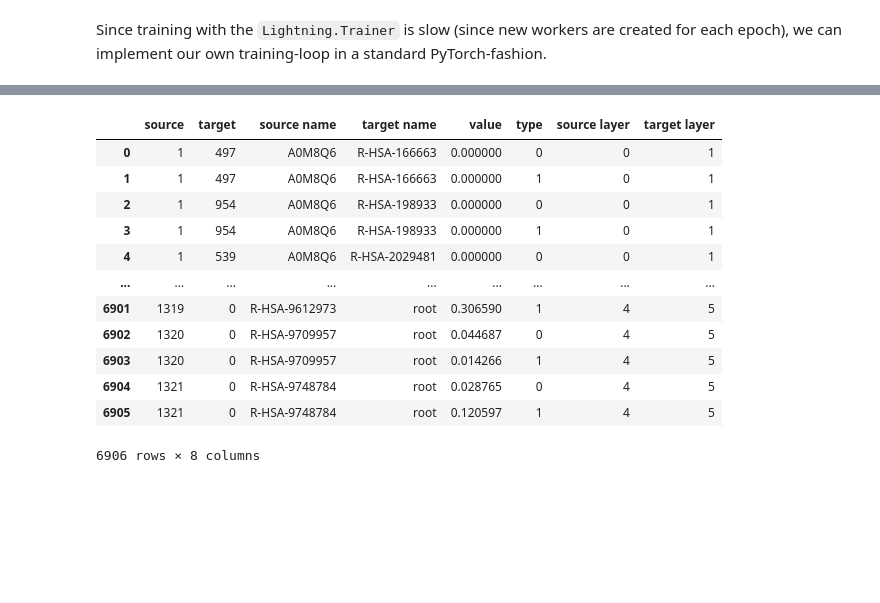
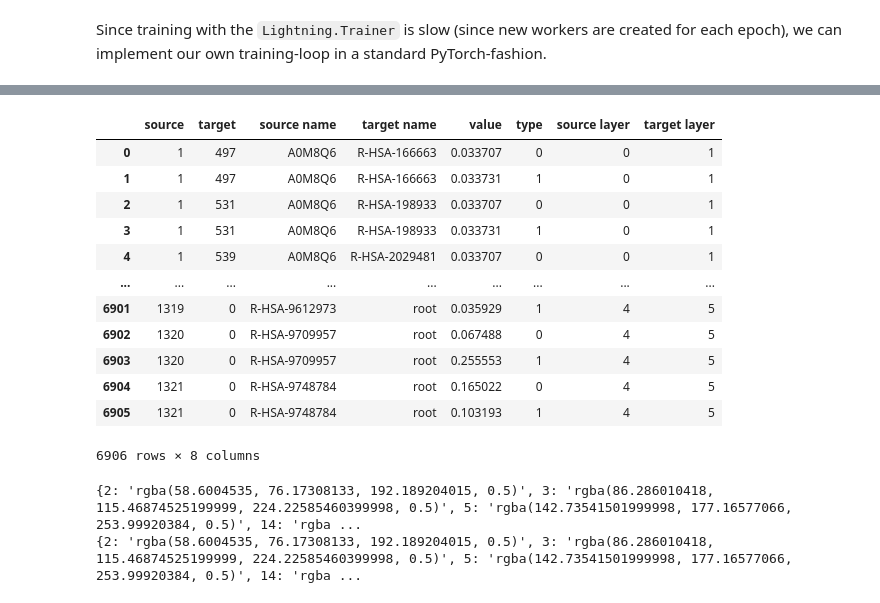
Before and after one commit to InfectionMedicineProteomics/BINN, a Jupyter notebook: docs/shap_example.ipynb, the cells around one changed output, grey strips where cells are left out. Drawn from its saved outputs; the diff is of its cells as text; code cells hidden in the pictures; blank space fills up the shorter version.

```diff
--- a/docs/shap_example.ipynb
+++ b/docs/shap_example.ipynb
@@ -104,24 +104,24 @@ from binn import BINNExplainer
 
 explainer = BINNExplainer(binn)
 # %%
-test_data = torch.Tensor(X[5:10])
-background_data = torch.Tensor(X[0:5])
+test_data = torch.Tensor(X)
+background_data = torch.Tensor(X)
 
 importance_df = explainer.explain(test_data, background_data)
 importance_df
 # %% [output]
 |  | source | target | source name | target name | value | type | source layer | target layer |
-| 0 | 1 | 497 | A0M8Q6 | R-HSA-166663 | 0.000000 | 0 | 0 | 1 |
-| 1 | 1 | 497 | A0M8Q6 | R-HSA-166663 | 0.000000 | 1 | 0 | 1 |
-| 2 | 1 | 954 | A0M8Q6 | R-HSA-198933 | 0.000000 | 0 | 0 | 1 |
-| 3 | 1 | 954 | A0M8Q6 | R-HSA-198933 | 0.000000 | 1 | 0 | 1 |
-| 4 | 1 | 539 | A0M8Q6 | R-HSA-2029481 | 0.000000 | 0 | 0 | 1 |
+| 0 | 1 | 497 | A0M8Q6 | R-HSA-166663 | 0.033707 | 0 | 0 | 1 |
+| 1 | 1 | 497 | A0M8Q6 | R-HSA-166663 | 0.033731 | 1 | 0 | 1 |
+| 2 | 1 | 531 | A0M8Q6 | R-HSA-198933 | 0.033707 | 0 | 0 | 1 |
+| 3 | 1 | 531 | A0M8Q6 | R-HSA-198933 | 0.033731 | 1 | 0 | 1 |
+| 4 | 1 | 539 | A0M8Q6 | R-HSA-2029481 | 0.033707 | 0 | 0 | 1 |
 | ... | ... | ... | ... | ... | ... | ... | ... | ... |
-| 6901 | 1319 | 0 | R-HSA-9612973 | root | 0.306590 | 1 | 4 | 5 |
-| 6902 | 1320 | 0 | R-HSA-9709957 | root | 0.044687 | 0 | 4 | 5 |
-| 6903 | 1320 | 0 | R-HSA-9709957 | root | 0.014266 | 1 | 4 | 5 |
-| 6904 | 1321 | 0 | R-HSA-9748784 | root | 0.028765 | 0 | 4 | 5 |
-| 6905 | 1321 | 0 | R-HSA-9748784 | root | 0.120597 | 1 | 4 | 5 |
+| 6901 | 1319 | 0 | R-HSA-9612973 | root | 0.035929 | 1 | 4 | 5 |
+| 6902 | 1320 | 0 | R-HSA-9709957 | root | 0.067488 | 0 | 4 | 5 |
+| 6903 | 1320 | 0 | R-HSA-9709957 | root | 0.255553 | 1 | 4 | 5 |
+| 6904 | 1321 | 0 | R-HSA-9748784 | root | 0.165022 | 0 | 4 | 5 |
+| 6905 | 1321 | 0 | R-HSA-9748784 | root | 0.103193 | 1 | 4 | 5 |
 6906 rows × 8 columns
 # %%
 from binn import ImportanceNetwork
@@ -138,3 +138,6 @@ query_node = "R-HSA-597592"
 IG.plot_subgraph_sankey(
     query_node, upstream=True, savename="img/subgraph_sankey.png", cmap="coolwarm"
 )
+# %% [output]
+{2: 'rgba(58.6004535, 76.17308133, 192.189204015, 0.5)', 3: 'rgba(86.286010418, 115.46874525199999, 224.22585460399998, 0.5)', 5: 'rgba(142.73541501999998, 177.16577066, 253.99920384, 0.5)', 14: 'rgba ...
+{2: 'rgba(58.6004535, 76.17308133, 192.189204015, 0.5)', 3: 'rgba(86.286010418, 115.46874525199999, 224.22585460399998, 0.5)', 5: 'rgba(142.73541501999998, 177.16577066, 253.99920384, 0.5)', 14: 'rgba ...
```
Also changed, not shown: parts of 1 cell of this notebook, 5 other files.
